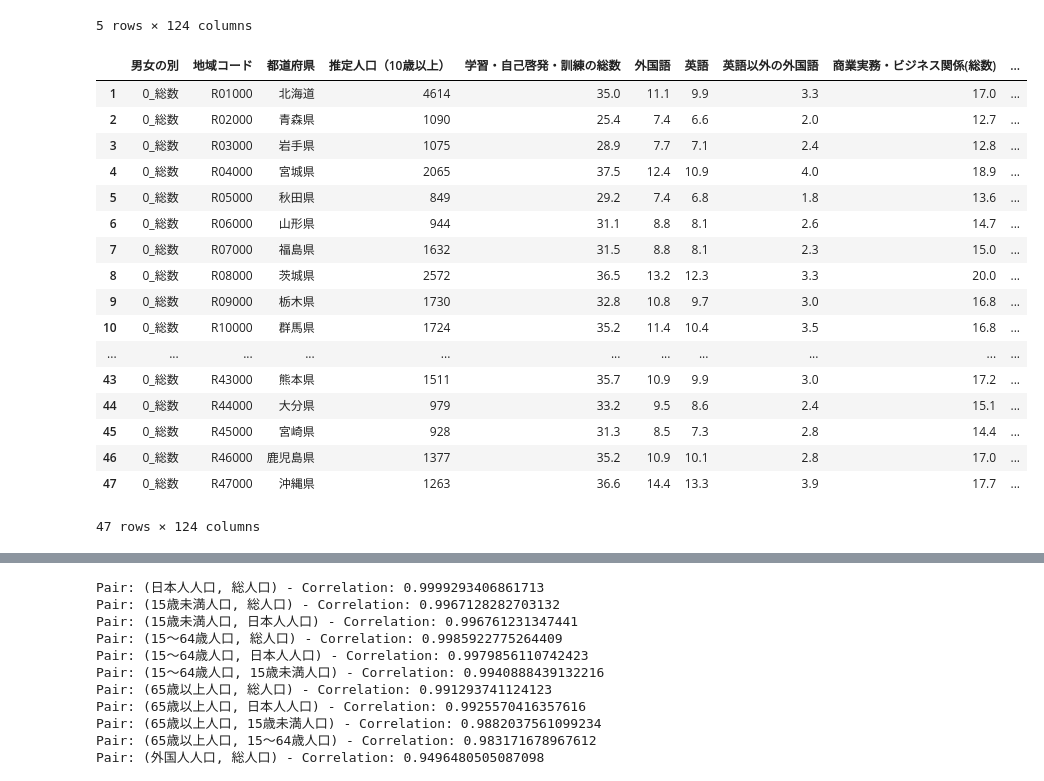
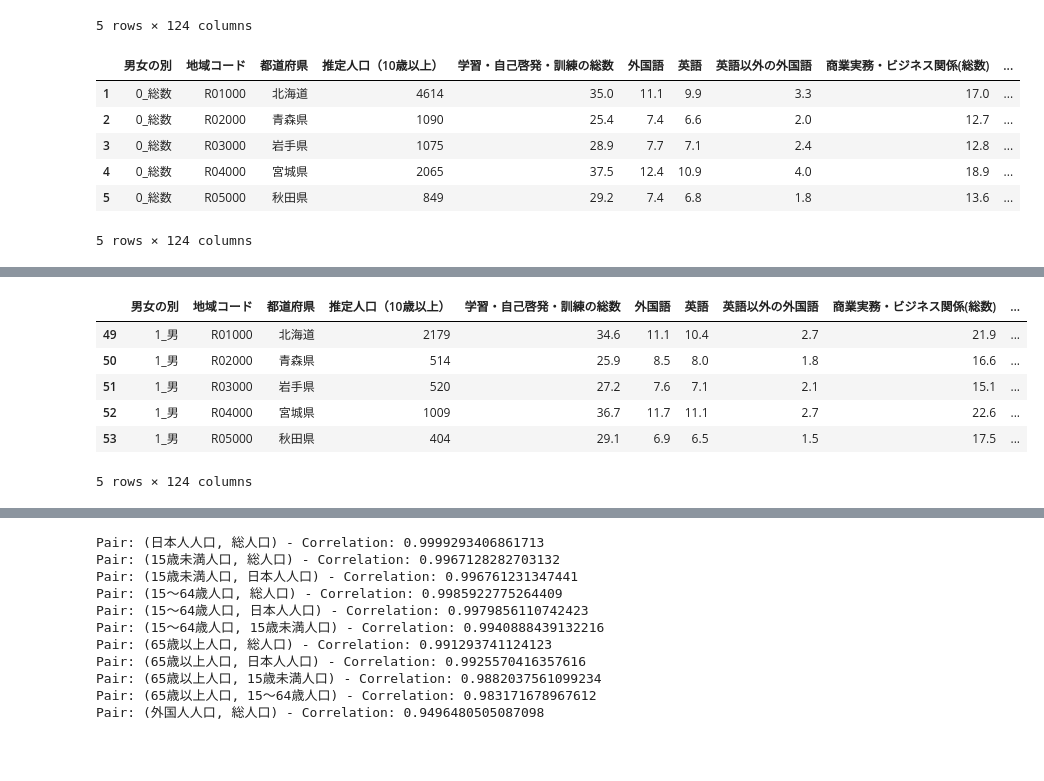
Before and after one commit to sugimotoh/classes, a Jupyter notebook: データ解析授業.ipynb, the cells around one changed output, grey strips where cells are left out. Drawn from its saved outputs; the diff is of its cells as text; code cells hidden in the pictures; blank space fills up the shorter version.

```diff
--- a/データ解析授業.ipynb
+++ b/データ解析授業.ipynb
@@ -33,27 +33,16 @@ data.head()
 # %%
 # "全国"のレコードを除外
 data_filtered01 = data[data["都道府県"] != '全国']
 data_filtered02 = data_filtered01[data_filtered01["男女の別"] == '0_総数']
-data_filtered02
+data_filtered02.head()
 # %% [output]
 |  | 男女の別 | 地域コード | 都道府県 | 推定人口（10歳以上） | 学習・自己啓発・訓練の総数 | 外国語 | 英語 | 英語以外の外国語 | 商業実務・ビジネス関係(総数) | ... |
 | 1 | 0_総数 | R01000 | 北海道 | 4614 | 35.0 | 11.1 | 9.9 | 3.3 | 17.0 | ... |
 | 2 | 0_総数 | R02000 | 青森県 | 1090 | 25.4 | 7.4 | 6.6 | 2.0 | 12.7 | ... |
 | 3 | 0_総数 | R03000 | 岩手県 | 1075 | 28.9 | 7.7 | 7.1 | 2.4 | 12.8 | ... |
 | 4 | 0_総数 | R04000 | 宮城県 | 2065 | 37.5 | 12.4 | 10.9 | 4.0 | 18.9 | ... |
 | 5 | 0_総数 | R05000 | 秋田県 | 849 | 29.2 | 7.4 | 6.8 | 1.8 | 13.6 | ... |
-| 6 | 0_総数 | R06000 | 山形県 | 944 | 31.1 | 8.8 | 8.1 | 2.6 | 14.7 | ... |
-| 7 | 0_総数 | R07000 | 福島県 | 1632 | 31.5 | 8.8 | 8.1 | 2.3 | 15.0 | ... |
-| 8 | 0_総数 | R08000 | 茨城県 | 2572 | 36.5 | 13.2 | 12.3 | 3.3 | 20.0 | ... |
-| 9 | 0_総数 | R09000 | 栃木県 | 1730 | 32.8 | 10.8 | 9.7 | 3.0 | 16.8 | ... |
-| 10 | 0_総数 | R10000 | 群馬県 | 1724 | 35.2 | 11.4 | 10.4 | 3.5 | 16.8 | ... |
-| ... | ... | ... | ... | ... | ... | ... | ... | ... | ... | ... |
-| 43 | 0_総数 | R43000 | 熊本県 | 1511 | 35.7 | 10.9 | 9.9 | 3.0 | 17.2 | ... |
-| 44 | 0_総数 | R44000 | 大分県 | 979 | 33.2 | 9.5 | 8.6 | 2.4 | 15.1 | ... |
-| 45 | 0_総数 | R45000 | 宮崎県 | 928 | 31.3 | 8.5 | 7.3 | 2.8 | 14.4 | ... |
-| 46 | 0_総数 | R46000 | 鹿児島県 | 1377 | 35.2 | 10.9 | 10.1 | 2.8 | 17.0 | ... |
-| 47 | 0_総数 | R47000 | 沖縄県 | 1263 | 36.6 | 14.4 | 13.3 | 3.9 | 17.7 | ... |
-47 rows × 124 columns
+5 rows × 124 columns
 # %%
 import pandas as pd
 import requests
@@ -74,3 +63,15 @@ fig.update_layout(
 fig.show()
 # %% [output]
 [interactive output not drawn]
+# %%
+# "0_総数"のレコードを除外
+data_filtered03 = data_filtered01[data_filtered01["男女の別"] != '0_総数']
+data_filtered03.head()
+# %% [output]
+|  | 男女の別 | 地域コード | 都道府県 | 推定人口（10歳以上） | 学習・自己啓発・訓練の総数 | 外国語 | 英語 | 英語以外の外国語 | 商業実務・ビジネス関係(総数) | ... |
+| 49 | 1_男 | R01000 | 北海道 | 2179 | 34.6 | 11.1 | 10.4 | 2.7 | 21.9 | ... |
+| 50 | 1_男 | R02000 | 青森県 | 514 | 25.9 | 8.5 | 8.0 | 1.8 | 16.6 | ... |
+| 51 | 1_男 | R03000 | 岩手県 | 520 | 27.2 | 7.6 | 7.1 | 2.1 | 15.1 | ... |
+| 52 | 1_男 | R04000 | 宮城県 | 1009 | 36.7 | 11.7 | 11.1 | 2.7 | 22.6 | ... |
+| 53 | 1_男 | R05000 | 秋田県 | 404 | 29.1 | 6.9 | 6.5 | 1.5 | 17.5 | ... |
+5 rows × 124 columns
```
Also changed, not shown: parts of 1 cell of this notebook.
